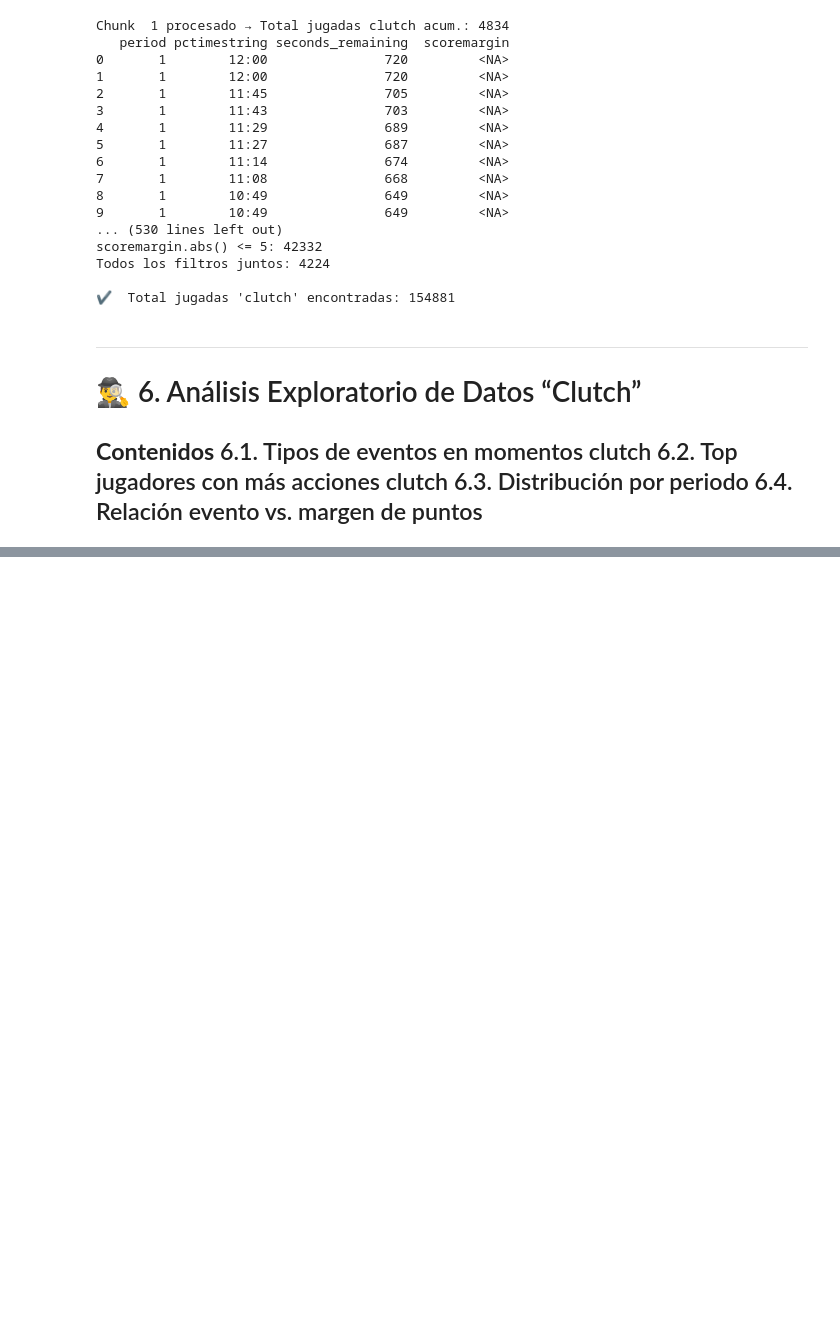
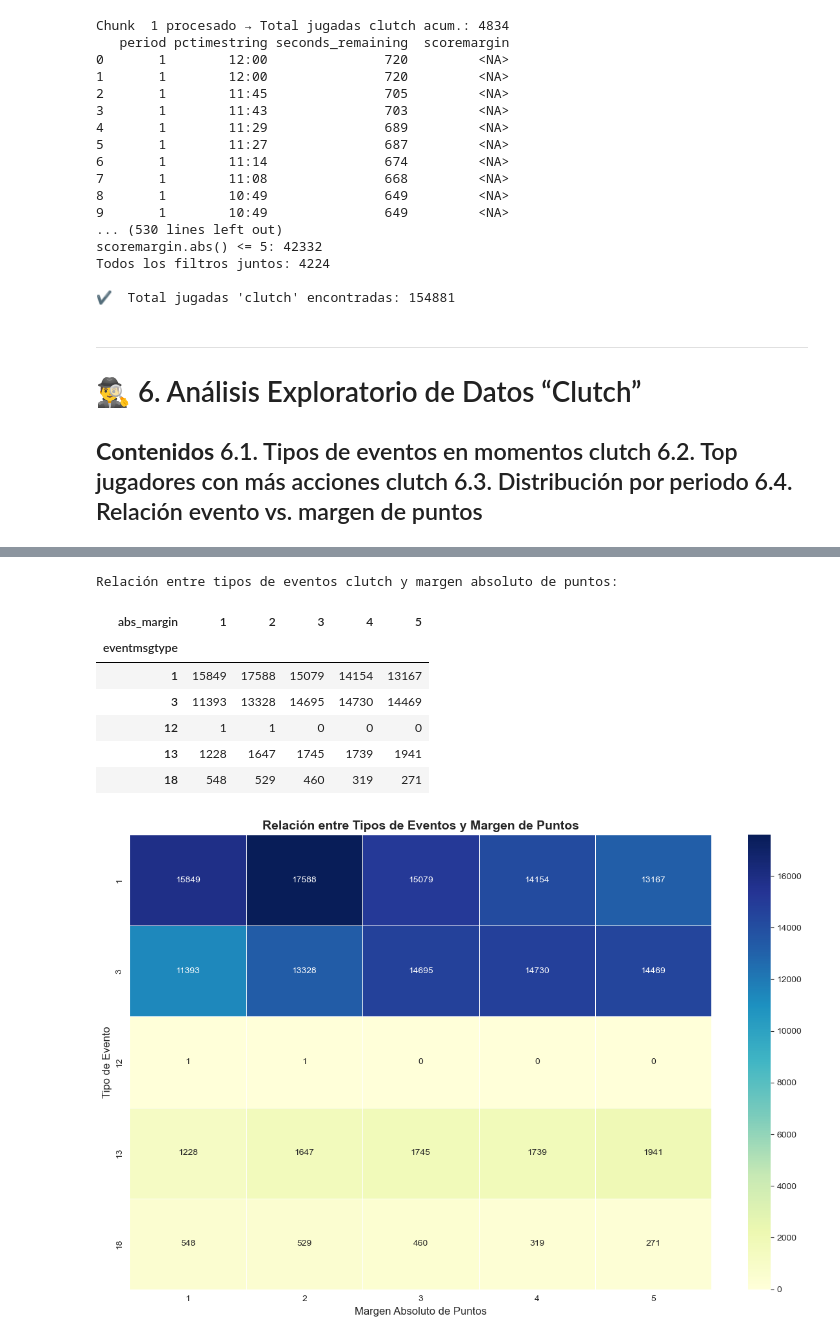
Before and after one commit to jorge-ivan-jimenez-reyes/DataScienceB, a Jupyter notebook: TercerExamen/FinalExam.ipynb, the cells around one changed output, grey strips where cells are left out. Saved outputs shown, nothing was run; the diff lists cells and outputs as text; code cells hidden in the pictures; blank space fills up the shorter version.

```diff
--- a/TercerExamen/FinalExam.ipynb
+++ b/TercerExamen/FinalExam.ipynb
@@ -248,0 +389,42 @@ Todos los filtros juntos: 4224
+# %%
+def plot_evento_vs_margen(df_clutch):
+    """
+    Crea un heatmap que muestra cuántas jugadas clutch de cada tipo
+    ocurren para cada margen absoluto de puntos.
+    """
+    # Añadimos columna con margen absoluto
+    df_clutch["abs_margin"] = df_clutch["scoremargin"].abs().astype("Int16")
+
+    # Pivot table: filas = eventmsgtype, columnas = abs_margin
+    event_margin = pd.crosstab(df_clutch["eventmsgtype"], df_clutch["abs_margin"])
+
+    print("\nRelación entre tipos de eventos clutch y margen absoluto de puntos:")
+    display(event_margin)  # Si estás en Jupyter, con esto se ve la tabla
+
+    # Heatmap
+    plt.figure(figsize=(12, 8))
+    sns.heatmap(
+        event_margin,
+        cmap="YlGnBu",
+        annot=True,
+        fmt="d",
+        linewidths=.5
+    )
+    plt.title("Relación entre Tipos de Eventos y Margen de Puntos", fontsize=14, fontweight="bold")
+    plt.xlabel("Margen Absoluto de Puntos", fontsize=12)
+    plt.ylabel("Tipo de Evento", fontsize=12)
+    plt.tight_layout()
+    plt.show()
+
+# Uso:
+plot_evento_vs_margen(df_clutch)
+# %% [output]
+Relación entre tipos de eventos clutch y margen absoluto de puntos:
+| abs_margin | 1 | 2 | 3 | 4 | 5 |
+| eventmsgtype |  |  |  |  |  |
+| 1 | 15849 | 17588 | 15079 | 14154 | 13167 |
+| 3 | 11393 | 13328 | 14695 | 14730 | 14469 |
+| 12 | 1 | 1 | 0 | 0 | 0 |
+| 13 | 1228 | 1647 | 1745 | 1739 | 1941 |
+| 18 | 548 | 529 | 460 | 319 | 271 |
+[figure, added]
```
Also changed, not shown: parts of 10 cells of this notebook.
